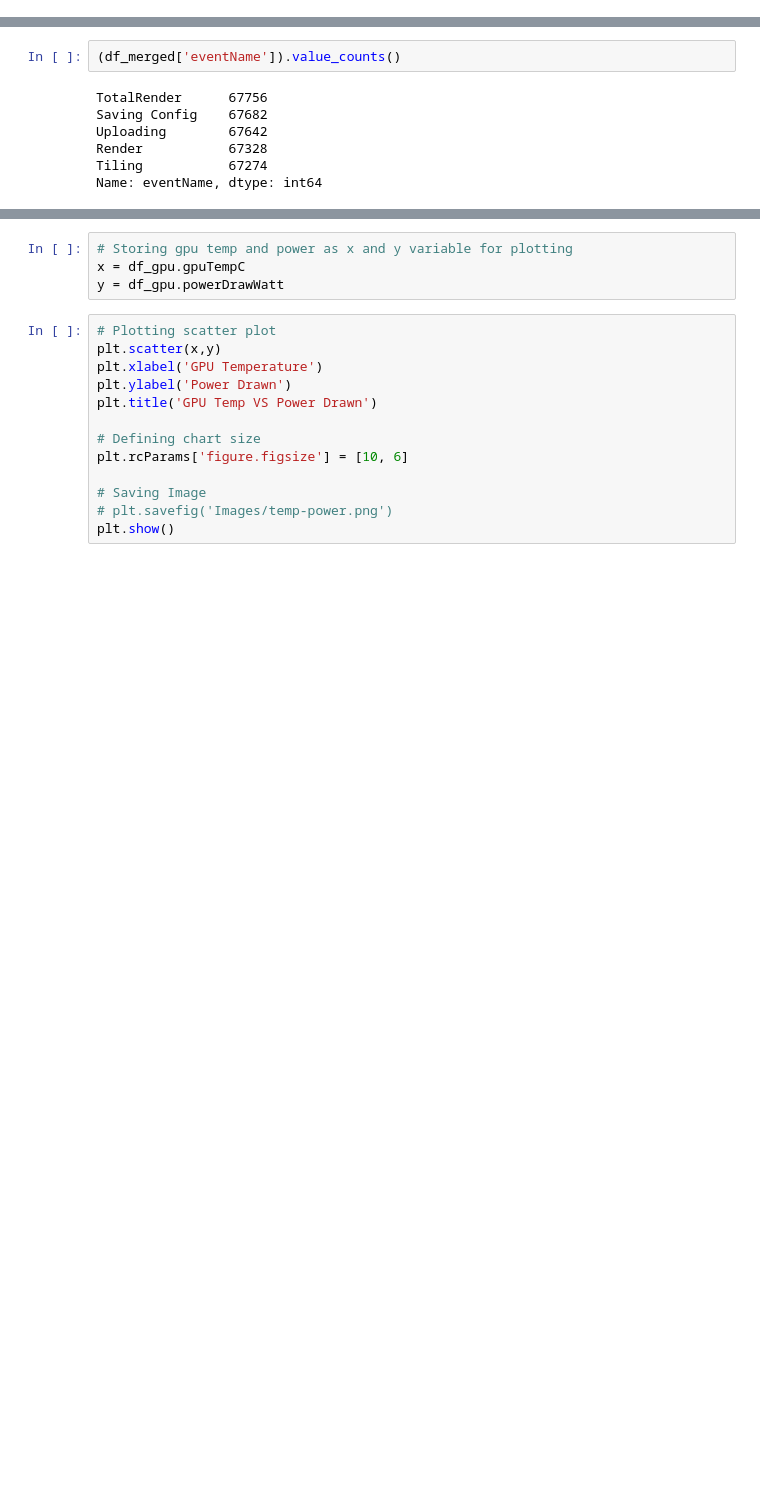
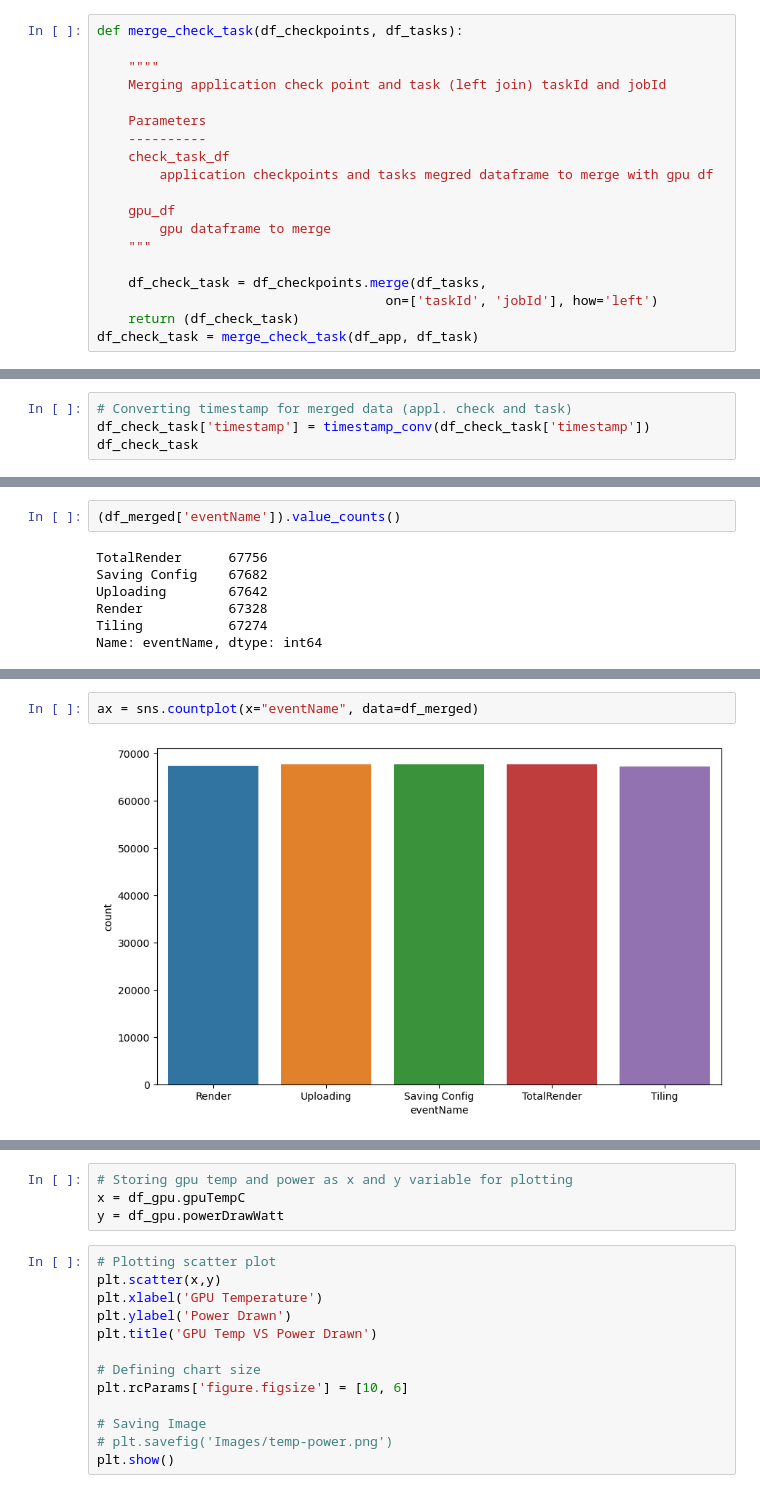
Before and after one commit to darakhsha15/Cloud_computing, a Jupyter notebook: cloud_code.ipynb, the cells around one changed output, grey strips where cells are left out. Saved outputs shown, nothing was run; the diff lists cells and outputs as text; blank space fills up the shorter version.

```diff
--- a/cloud_code.ipynb
+++ b/cloud_code.ipynb
@@ -68 +83,20 @@ df_task.shape
+# %%
+def merge_check_task(df_checkpoints, df_tasks):
+
+    """"
+    Merging application check point and task (left join) taskId and jobId
+
+    Parameters
+    ----------
+    check_task_df
+        application checkpoints and tasks megred dataframe to merge with gpu df
+
+    gpu_df
+        gpu dataframe to merge
+    """
+
+    df_check_task = df_checkpoints.merge(df_tasks,
+                                     on=['taskId', 'jobId'], how='left')
+    return (df_check_task)
+df_check_task = merge_check_task(df_app, df_task)
 # %%
@@ -108,0 +125,4 @@ df_merged = df_gpu.merge(df_app_task,on=['timestamp'], how='inner')
+# %%
+# Converting timestamp for merged data (appl. check and task)
+df_check_task['timestamp'] = timestamp_conv(df_check_task['timestamp'])
+df_check_task
@@ -222,0 +219,4 @@ See the caveats in the documentation: https://pandas.pydata.org/pandas-docs/stab
+# %%
+ax = sns.countplot(x="eventName", data=df_merged)
+# %% [output]
+[figure, added]
```
Also changed, not shown: parts of 22 cells of this notebook, 1 other file.
